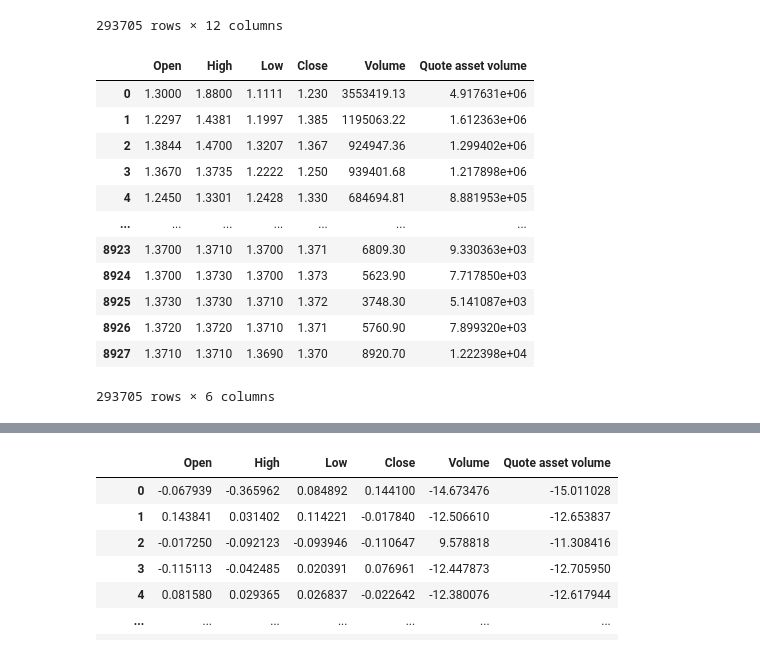
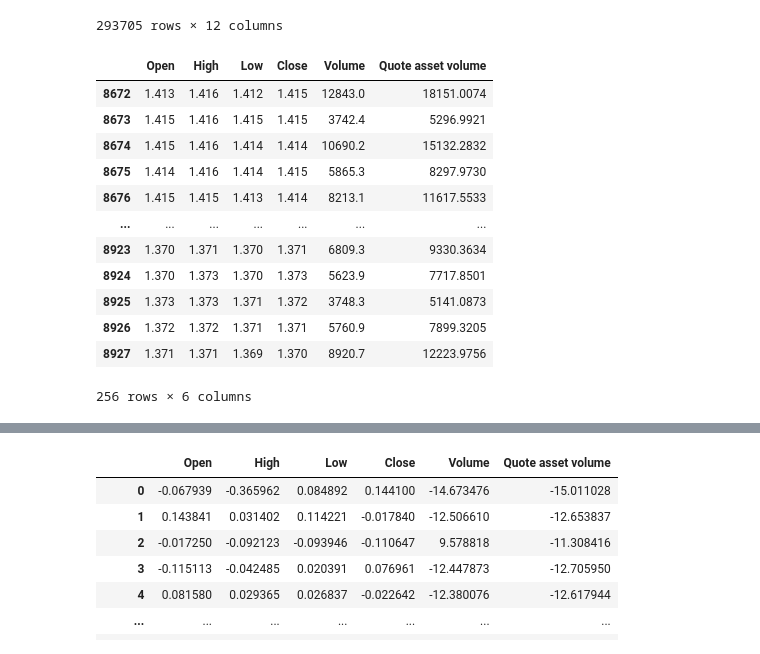
Before and after one commit to Klok-e/python-price-predict-experiment, a Jupyter notebook: Untitled1.ipynb, the cells around one changed output, grey strips where cells are left out. Drawn from its saved outputs; the diff is of its cells as text; code cells hidden in the pictures.

```diff
--- a/Untitled1.ipynb
+++ b/Untitled1.ipynb
@@ -69,25 +69,25 @@ df
 # %%
 dataset = df.loc[:, [
                         "Open",
                         "High",
                         "Low",
                         "Close",
                         "Volume",
                         "Quote asset volume"]]
-dataset
+dataset[-256:]
 # %% [output]
 |  | Open | High | Low | Close | Volume | Quote asset volume |
-| 0 | 1.3000 | 1.8800 | 1.1111 | 1.230 | 3553419.13 | 4.917631e+06 |
-| 1 | 1.2297 | 1.4381 | 1.1997 | 1.385 | 1195063.22 | 1.612363e+06 |
-| 2 | 1.3844 | 1.4700 | 1.3207 | 1.367 | 924947.36 | 1.299402e+06 |
-| 3 | 1.3670 | 1.3735 | 1.2222 | 1.250 | 939401.68 | 1.217898e+06 |
-| 4 | 1.2450 | 1.3301 | 1.2428 | 1.330 | 684694.81 | 8.881953e+05 |
+| 8672 | 1.413 | 1.416 | 1.412 | 1.415 | 12843.0 | 18151.0074 |
+| 8673 | 1.415 | 1.416 | 1.415 | 1.415 | 3742.4 | 5296.9921 |
+| 8674 | 1.415 | 1.416 | 1.414 | 1.414 | 10690.2 | 15132.2832 |
+| 8675 | 1.414 | 1.416 | 1.414 | 1.415 | 5865.3 | 8297.9730 |
+| 8676 | 1.415 | 1.415 | 1.413 | 1.414 | 8213.1 | 11617.5533 |
 | ... | ... | ... | ... | ... | ... | ... |
-| 8923 | 1.3700 | 1.3710 | 1.3700 | 1.371 | 6809.30 | 9.330363e+03 |
-| 8924 | 1.3700 | 1.3730 | 1.3700 | 1.373 | 5623.90 | 7.717850e+03 |
-| 8925 | 1.3730 | 1.3730 | 1.3710 | 1.372 | 3748.30 | 5.141087e+03 |
-| 8926 | 1.3720 | 1.3720 | 1.3710 | 1.371 | 5760.90 | 7.899320e+03 |
-| 8927 | 1.3710 | 1.3710 | 1.3690 | 1.370 | 8920.70 | 1.222398e+04 |
+| 8923 | 1.370 | 1.371 | 1.370 | 1.371 | 6809.3 | 9330.3634 |
+| 8924 | 1.370 | 1.373 | 1.370 | 1.373 | 5623.9 | 7717.8501 |
+| 8925 | 1.373 | 1.373 | 1.371 | 1.372 | 3748.3 | 5141.0873 |
+| 8926 | 1.372 | 1.372 | 1.371 | 1.371 | 5760.9 | 7899.3205 |
+| 8927 | 1.371 | 1.371 | 1.369 | 1.370 | 8920.7 | 12223.9756 |
-293705 rows × 6 columns
+256 rows × 6 columns
 # %%
 difference_dataset = dataset.diff().dropna().reset_index(drop=True)
```
Also changed, not shown: parts of 8 cells of this notebook.
